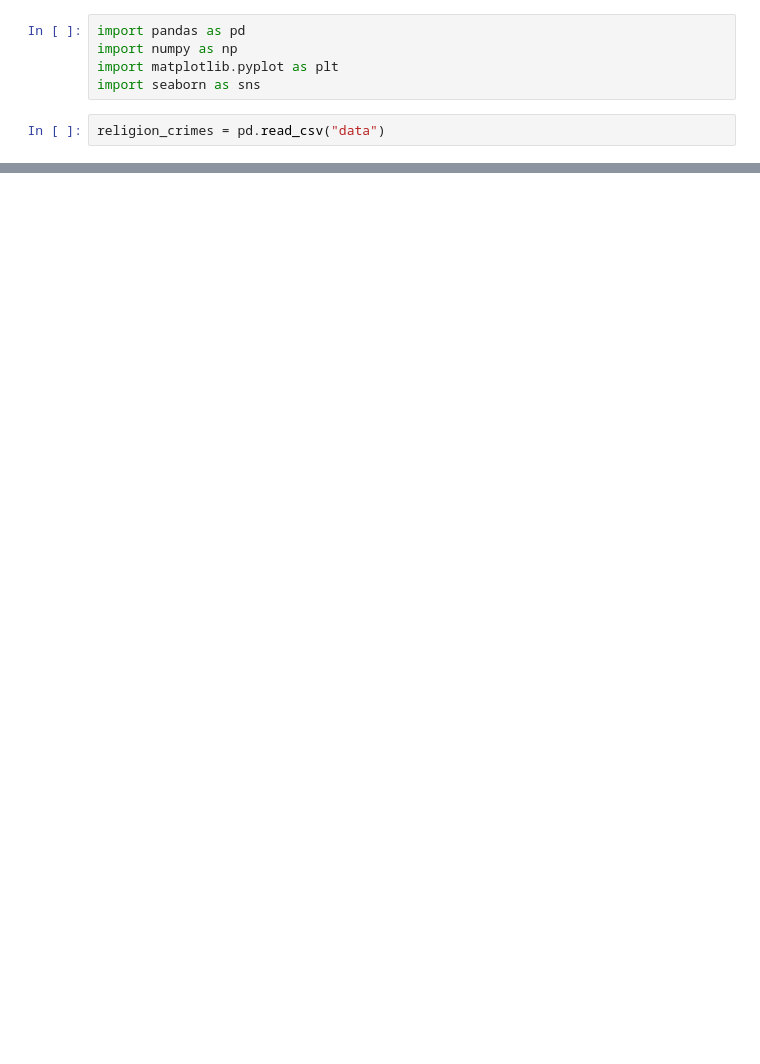
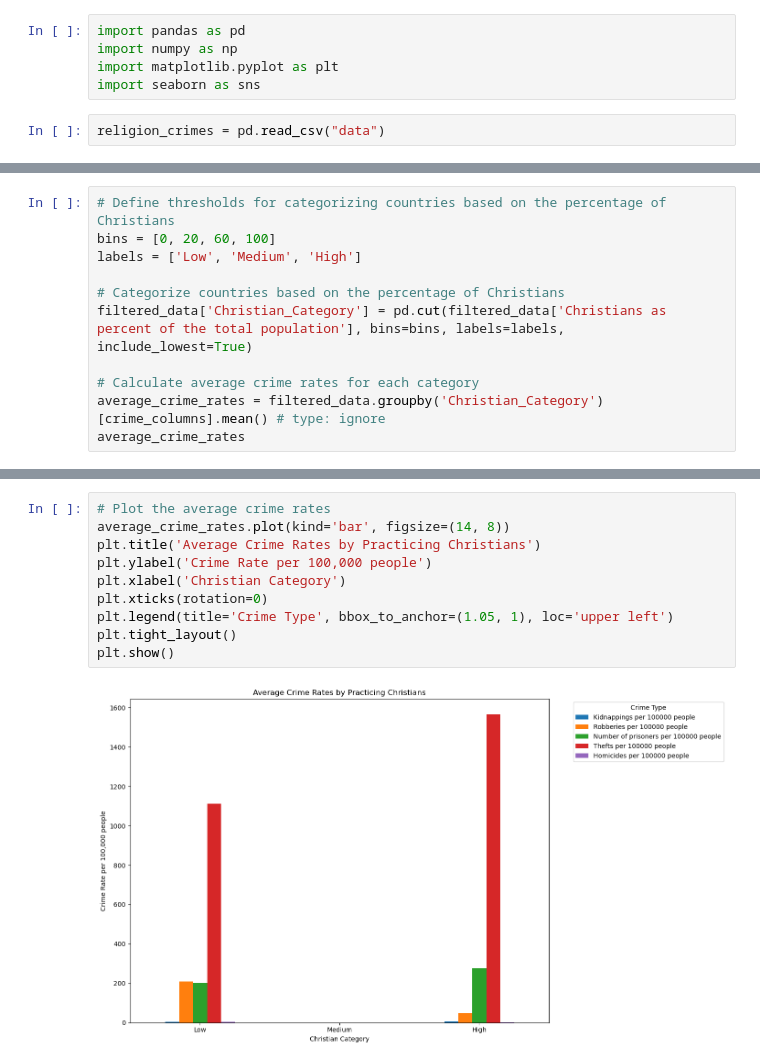
Before and after one commit to bikerdouglas/religions_crimes, a Jupyter notebook: religions_crimes.ipynb, the cells around one changed output, grey strips where cells are left out. Cells and saved outputs as stored; diff of their text form; blank space fills up the shorter version.

```diff
--- a/religions_crimes.ipynb
+++ b/religions_crimes.ipynb
@@ -145,0 +102,11 @@ plt.show()
+# %%
+# Define thresholds for categorizing countries based on the percentage of Christians
+bins = [0, 20, 60, 100]
+labels = ['Low', 'Medium', 'High']
+
+# Categorize countries based on the percentage of Christians
+filtered_data['Christian_Category'] = pd.cut(filtered_data['Christians as percent of the total population'], bins=bins, labels=labels, include_lowest=True)
+
+# Calculate average crime rates for each category
+average_crime_rates = filtered_data.groupby('Christian_Category')[crime_columns].mean() # type: ignore
+average_crime_rates
@@ -145,0 +120,12 @@ plt.show()
+# %%
+# Plot the average crime rates
+average_crime_rates.plot(kind='bar', figsize=(14, 8))
+plt.title('Average Crime Rates by Practicing Christians')
+plt.ylabel('Crime Rate per 100,000 people')
+plt.xlabel('Christian Category')
+plt.xticks(rotation=0)
+plt.legend(title='Crime Type', bbox_to_anchor=(1.05, 1), loc='upper left')
+plt.tight_layout()
+plt.show()
+# %% [output]
+[figure, added]
```
Also changed, not shown: parts of 17 cells of this notebook.
